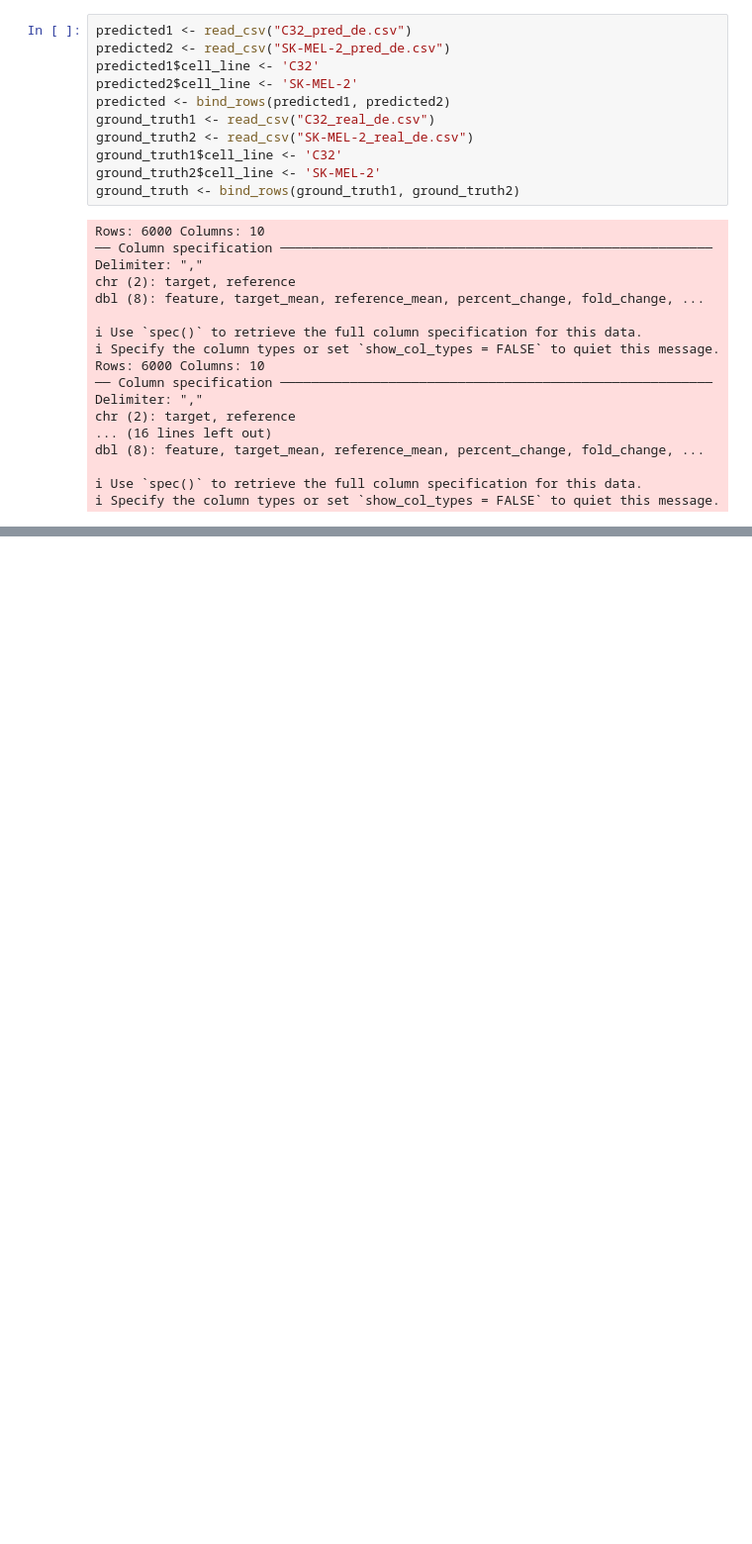
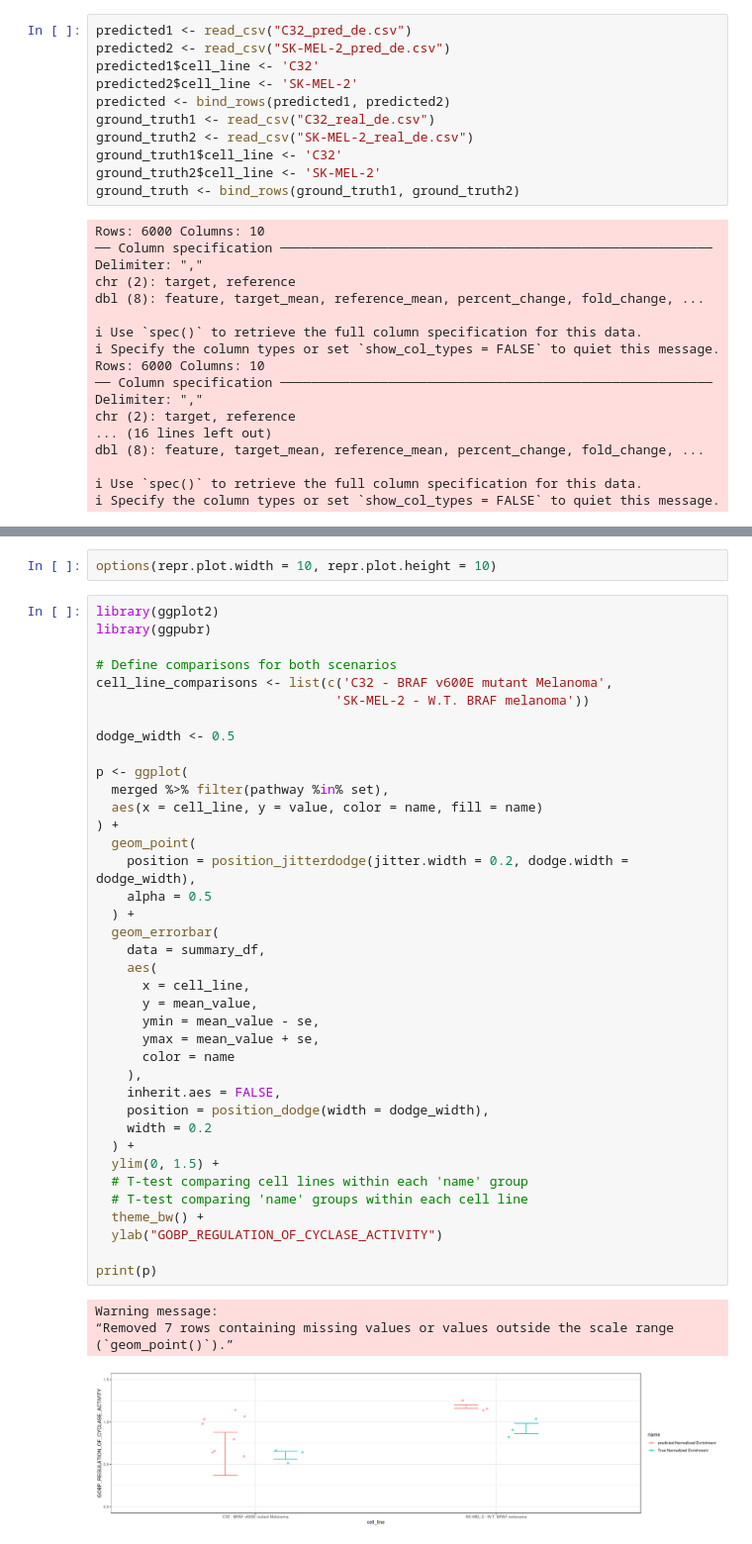
Before and after one commit to sudarshanb94/scvi-zero-gene-fix, a Jupyter notebook: figures/BRAF_test_R.ipynb, the cells around one changed output, grey strips where cells are left out. Shown: that part at 99% size. Saved outputs shown, nothing was run; the diff lists cells and outputs as text; blank space fills up the shorter version.

```diff
--- a/figures/BRAF_test_R.ipynb
+++ b/figures/BRAF_test_R.ipynb
@@ -188 +305,46 @@ p <-ggplot(
+# %%
+options(repr.plot.width = 10, repr.plot.height = 10)
+# %%
+library(ggplot2)
+library(ggpubr)
+
+# Define comparisons for both scenarios
+cell_line_comparisons <- list(c('C32 - BRAF v600E mutant Melanoma',
+                               'SK-MEL-2 - W.T. BRAF melanoma'))
+
+dodge_width <- 0.5
+
+p <- ggplot(
+  merged %>% filter(pathway %in% set),
+  aes(x = cell_line, y = value, color = name, fill = name)
+) +
+  geom_point(
+    position = position_jitterdodge(jitter.width = 0.2, dodge.width = dodge_width),
+    alpha = 0.5
+  ) +
+  geom_errorbar(
+    data = summary_df,
+    aes(
+      x = cell_line,
+      y = mean_value,
+      ymin = mean_value - se,
+      ymax = mean_value + se,
+      color = name
+    ),
+    inherit.aes = FALSE,
+    position = position_dodge(width = dodge_width),
+    width = 0.2
+  ) +
+  ylim(0, 1.5) +
+  # T-test comparing cell lines within each 'name' group
+  # T-test comparing 'name' groups within each cell line
+  theme_bw() +
+  ylab("GOBP_REGULATION_OF_CYCLASE_ACTIVITY")
+
+print(p)
+# %% [output]
+Warning message:
+“Removed 7 rows containing missing values or values outside the scale range
+(`geom_point()`).”
+[figure, added]
 # %%
```
Also changed, not shown: parts of 23 cells of this notebook, 6 other files.
